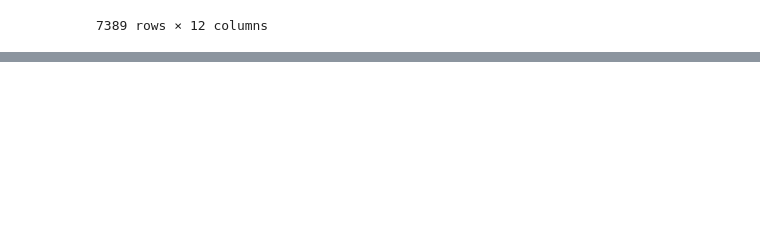
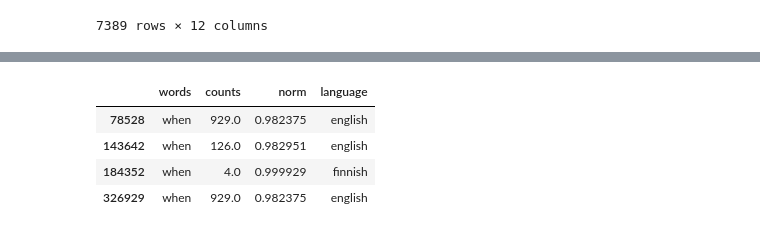
Before and after one commit to hrobjarturh/nlptasks, a Jupyter notebook: notebooks/subtask1-2.ipynb, the cells around one changed output, grey strips where cells are left out. Saved outputs shown, nothing was run; the diff lists cells and outputs as text; code cells hidden in the pictures; blank space fills up the shorter version.

```diff
--- a/notebooks/subtask1-2.ipynb
+++ b/notebooks/subtask1-2.ipynb
@@ -47,0 +79,8 @@ print((np.array(frequency).shape))
+# %%
+word_count.loc[word_count['words']=='when']
+# %% [output]
+|  | words | counts | norm | language |
+| 78528 | when | 929.0 | 0.982375 | english |
+| 143642 | when | 126.0 | 0.982951 | english |
+| 184352 | when | 4.0 | 0.999929 | finnish |
+| 326929 | when | 929.0 | 0.982375 | english |
```
Also changed, not shown: parts of 11 cells of this notebook.
